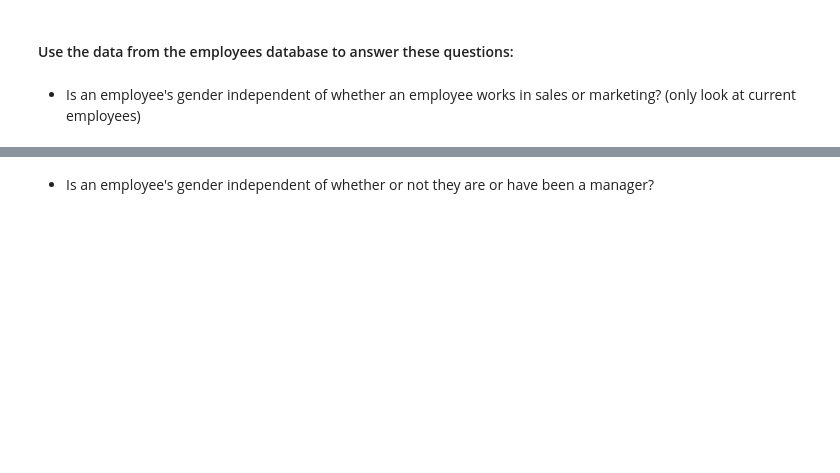
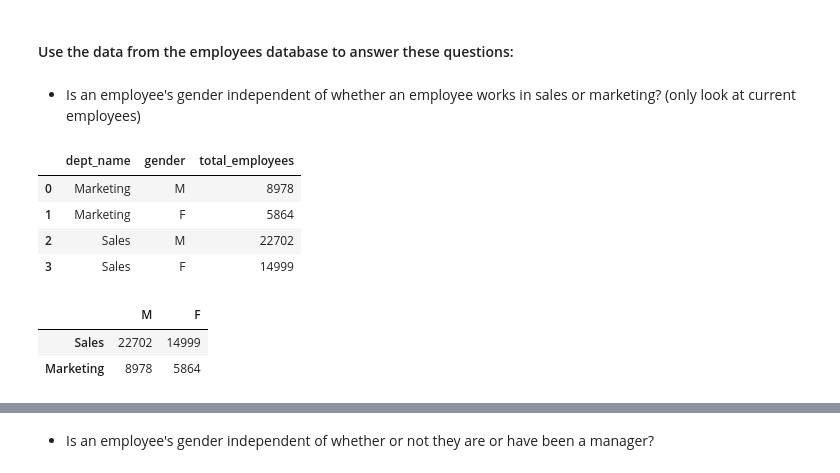
Before and after one commit to ThompsonBethany01/statistics-exercises, a Jupyter notebook: hypothesis_testing.ipynb, the cells around one changed output, grey strips where cells are left out. Drawn from its saved outputs; the diff is of its cells as text; code cells hidden in the pictures; blank space fills up the shorter version.

```diff
--- a/hypothesis_testing.ipynb
+++ b/hypothesis_testing.ipynb
@@ -710,0 +752,25 @@ Use the following contingency table to help answer the question of whether using
+# %%
+cur_employees = pd.read_sql('''SELECT d.dept_name, e.gender, COUNT(e.emp_no) as total_employees
+                            FROM employees as e
+                            JOIN dept_emp as de ON de.emp_no = e.emp_no AND de.to_date > CURDATE()
+                            JOIN departments as d ON d.dept_no = de.dept_no
+                            WHERE dept_name = 'Sales' or dept_name = 'Marketing'
+                            GROUP BY d.dept_name, e.gender;
+                                ''',get_db_url('employees'))
+# %%
+cur_employees
+# %% [output]
+|  | dept_name | gender | total_employees |
+| 0 | Marketing | M | 8978 |
+| 1 | Marketing | F | 5864 |
+| 2 | Sales | M | 22702 |
+| 3 | Sales | F | 14999 |
+# %%
+index = ['Sales','Marketing']
+columns = ['M','F']
+observed = pd.DataFrame([[22702, 14999], [8978, 5864]], index=index, columns=columns)
+observed
+# %% [output]
+|  | M | F |
+| Sales | 22702 | 14999 |
+| Marketing | 8978 | 5864 |
```
Also changed, not shown: parts of 5 cells of this notebook.
